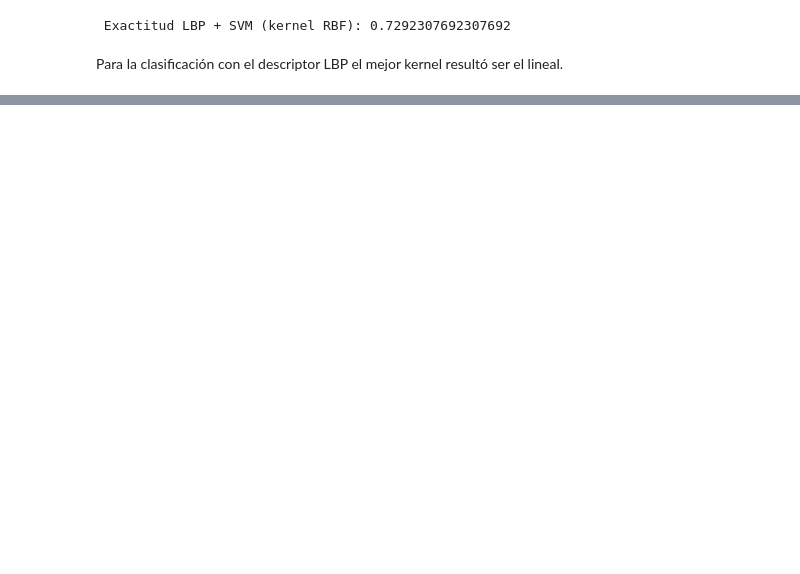
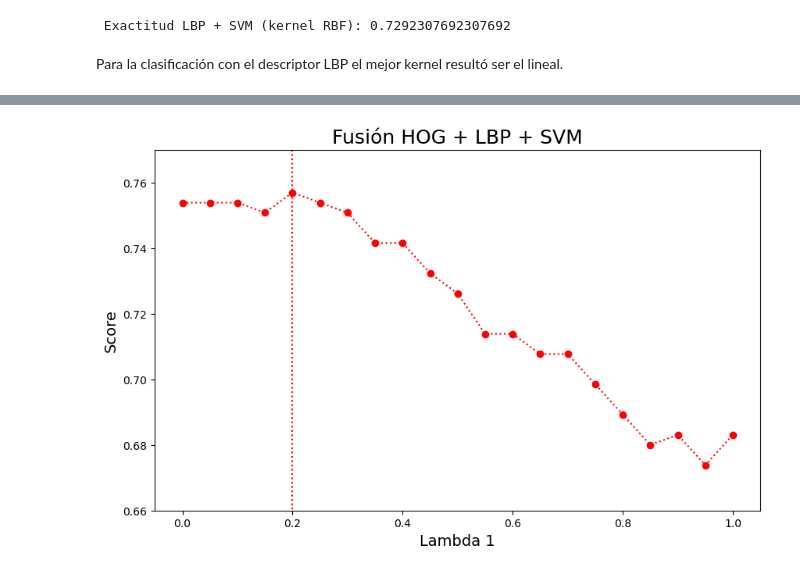
Before and after one commit to manugarciat/erv-practicas, a Jupyter notebook: tire-defect-detection/tp-final.ipynb, the cells around one changed output, grey strips where cells are left out. Drawn from its saved outputs; the diff is of its cells as text; code cells hidden in the pictures; blank space fills up the shorter version.

```diff
--- a/tire-defect-detection/tp-final.ipynb
+++ b/tire-defect-detection/tp-final.ipynb
@@ -334,0 +407,21 @@ Para la clasificación con el descriptor LBP el mejor kernel resultó ser el lin
+# %%
+# kernel polinomial grado 1 para HOG
+# Entrenamiento HOG + SVM
+
+svc_hog = SVC(kernel='poly', degree=1, probability=True)
+svc_hog.fit(X_train_hog, y_train_hog)
+
+# Predicción HOG + SVM
+y_pred_hog = svc_hog.predict_proba(X_test_hog)
+
+print(" Exactitud HOG + SVM (kernel polinomial grado 1): " + str(calcula_score(y_pred_hog[:, 1], y_test_hog)))
+
+# kernel lineal para LBP:
+# Entrenamiento LBP + SVM
+svc_lbp = SVC(kernel='linear', degree=2, probability=True)
+svc_lbp.fit(X_train_lbp, y_train_lbp)
+
+# Predicción LBP + SVM
+y_pred_lbp = svc_lbp.predict_proba(X_test_lbp)
+
+print(" Exactitud LBP + SVM (kernel lineal): " + str(calcula_score(y_pred_lbp[:, 1], y_test_lbp)))
@@ -334,0 +431,12 @@ Para la clasificación con el descriptor LBP el mejor kernel resultó ser el lin
+# %%
+def calcula_fusion(prediccion_1, prediccion_2, dato_real):
+    resultado = np.zeros((21, 3))
+    resultado[:, 1] = np.linspace(0, 1, 21)
+    resultado[:, 2] = 1 - resultado[:, 1]
+    for i in range(0, 21):
+        score = calcula_score(fusion(prediccion_1, prediccion_2, resultado[i, 1], resultado[i, 2]), dato_real)
+        resultado[i, 0] = score
+    return resultado
+# %%
+tabla_fusion = calcula_fusion(y_pred_hog[:, 1], y_pred_lbp[:, 1], y_test_hog)
+df_fusion = pd.DataFrame(tabla_fusion, columns=['Score', 'Lambda 1', 'Lambda 2'])
@@ -334,0 +463,12 @@ Para la clasificación con el descriptor LBP el mejor kernel resultó ser el lin
+# %%
+plt.figure(figsize=(10, 6))
+plt.plot(df_fusion["Lambda 1"], df_fusion["Score"], 'o:r')
+plt.title('Fusión HOG + LBP + SVM', size=18)
+
+plt.ylim((0.66, 0.77))
+plt.xlabel("Lambda 1", size=14)
+plt.ylabel("Score", size=14)
+plt.vlines(0.2, 0.3, 0.77, linestyles='dotted', colors='red')
+plt.show()
+# %% [output]
+[figure, added]
```
Also changed, not shown: parts of 35 cells of this notebook.
